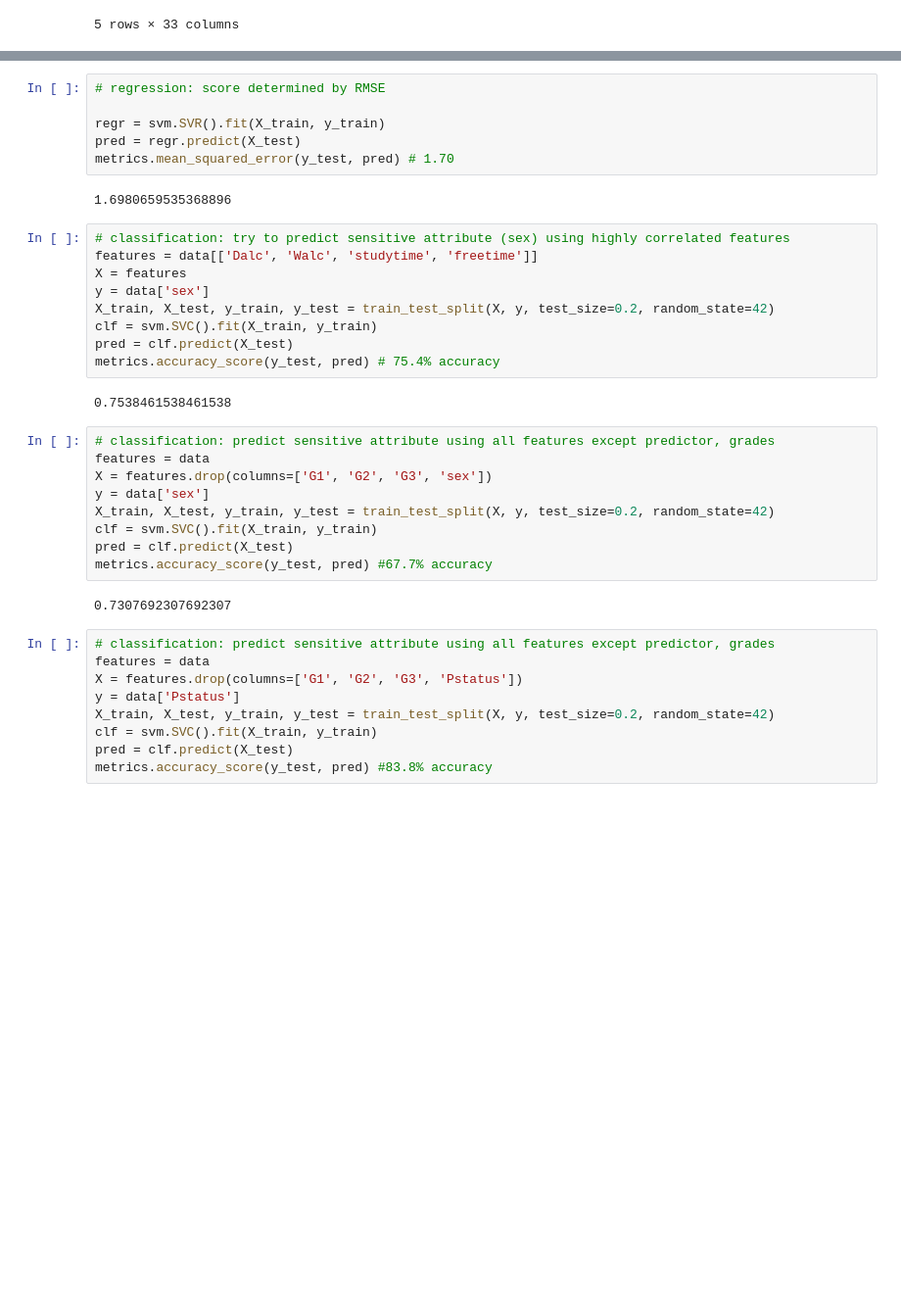
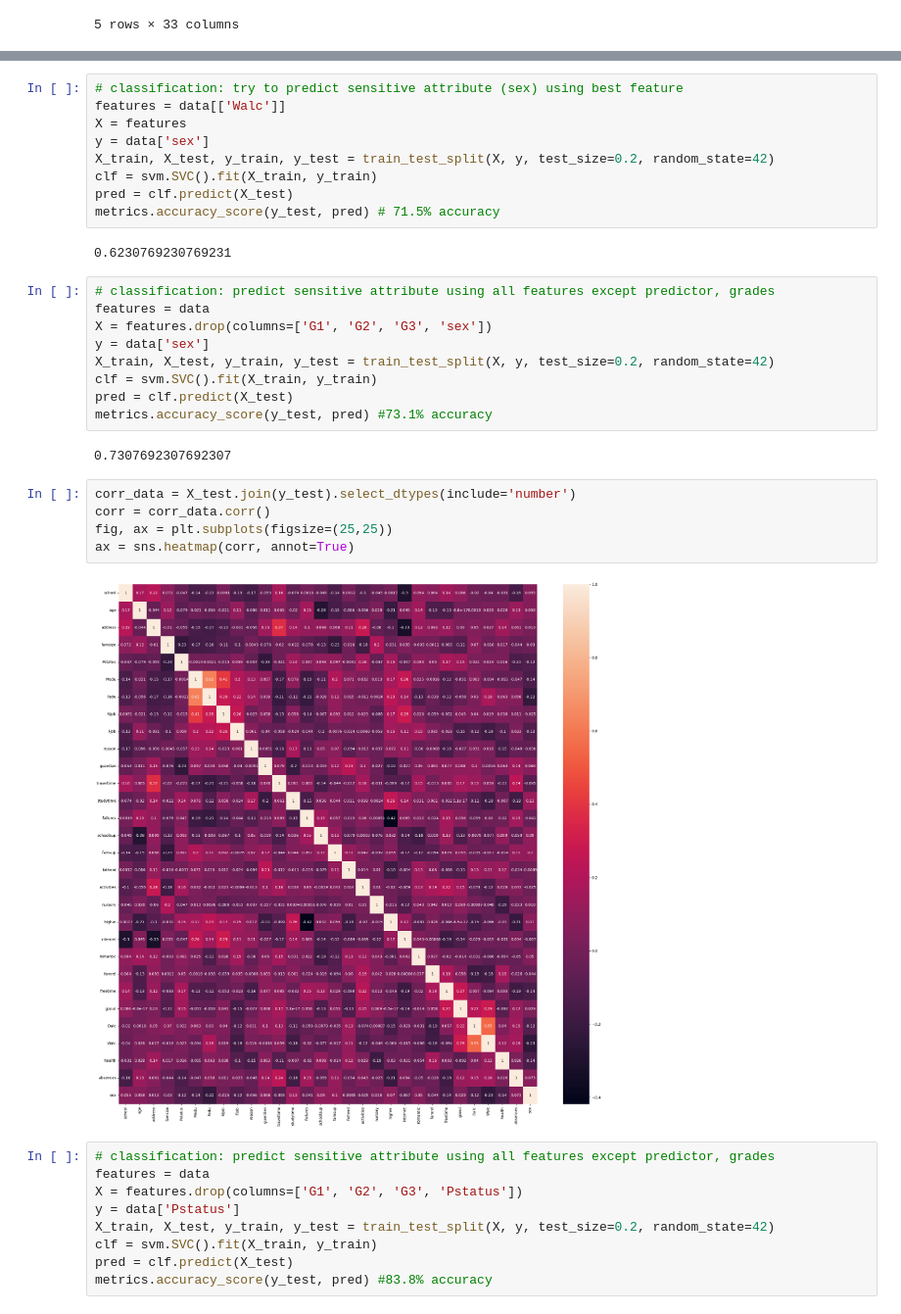
Before and after one commit to annebelleo/INFOMHCML, a Jupyter notebook: modeling.ipynb, the cells around one changed output, grey strips where cells are left out. Shown at 98% size. Drawn from its saved outputs; the diff is of its cells as text; blank space fills up the shorter version.

Commit message:
add one best feature

```diff
--- a/modeling.ipynb
+++ b/modeling.ipynb
@@ -90,22 +119,14 @@ metrics.accuracy_score(y_test_5, pred) # 70% accuracy
-# %%
-# regression: score determined by RMSE
-
-regr = svm.SVR().fit(X_train, y_train)
-pred = regr.predict(X_test)
-metrics.mean_squared_error(y_test, pred) # 1.70
-# %% [output]
-1.6980659535368896
 # %%
-# classification: try to predict sensitive attribute (sex) using highly correlated features
-features = data[['Dalc', 'Walc', 'studytime', 'freetime']]
+# classification: try to predict sensitive attribute (sex) using best feature
+features = data[['Walc']]
 X = features
 y = data['sex']
 X_train, X_test, y_train, y_test = train_test_split(X, y, test_size=0.2, random_state=42)
 clf = svm.SVC().fit(X_train, y_train)
 pred = clf.predict(X_test)
-metrics.accuracy_score(y_test, pred) # 75.4% accuracy
+metrics.accuracy_score(y_test, pred) # 71.5% accuracy
 # %% [output]
-0.7538461538461538
+0.6230769230769231
 # %%
 # classification: predict sensitive attribute using all features except predictor, grades
 features = data
@@ -114,9 +135,16 @@ y = data['sex']
 X_train, X_test, y_train, y_test = train_test_split(X, y, test_size=0.2, random_state=42)
 clf = svm.SVC().fit(X_train, y_train)
 pred = clf.predict(X_test)
-metrics.accuracy_score(y_test, pred) #67.7% accuracy
+metrics.accuracy_score(y_test, pred) #73.1% accuracy
 # %% [output]
 0.7307692307692307
+# %%
+corr_data = X_test.join(y_test).select_dtypes(include='number')
+corr = corr_data.corr()
+fig, ax = plt.subplots(figsize=(25,25))
+ax = sns.heatmap(corr, annot=True)
+# %% [output]
+[figure, added]
 # %%
 # classification: predict sensitive attribute using all features except predictor, grades
 features = data
```
Also changed, not shown: parts of 9 cells of this notebook.
